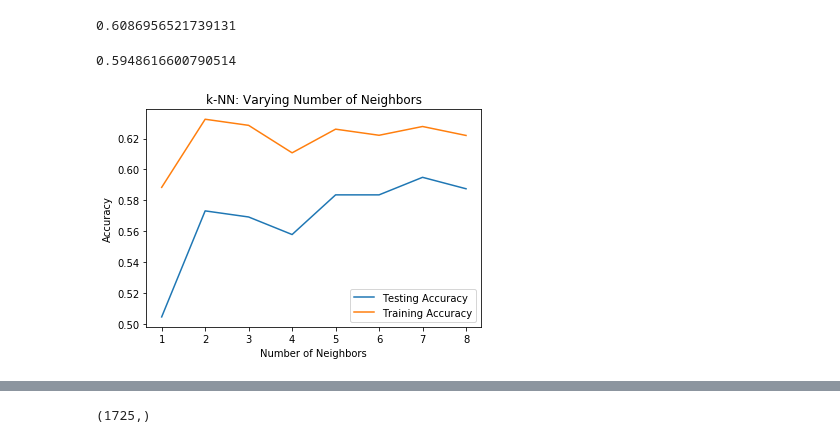
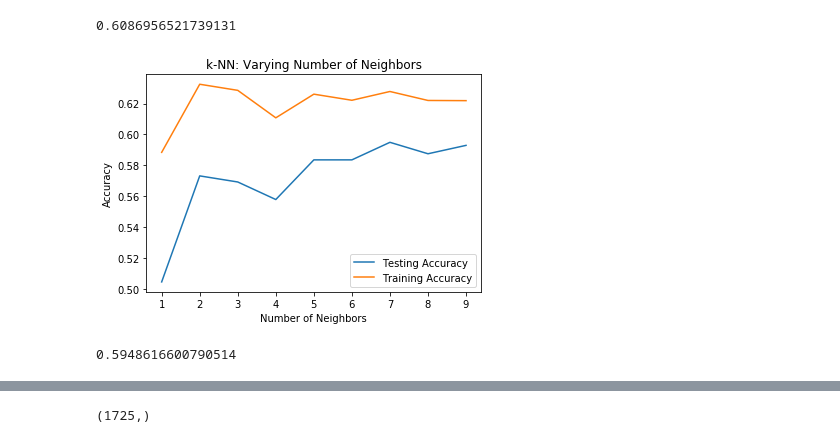
Before and after one commit to shoumikchow/Research, a Jupyter notebook: ML.ipynb, the cells around one changed output, grey strips where cells are left out. Cells and saved outputs as stored; diff of their text form; code cells hidden in the pictures.

```diff
--- a/ML.ipynb
+++ b/ML.ipynb
@@ -24,6 +26,6 @@ df.head()
 # %%
 X = df[['count', 'headline_count', 'text_count']]
-y = df['cp']
+y = df['core_periphery']
 # %%
 X_train, X_test, y_train, y_test = train_test_split(X, y, test_size = 0.2, random_state=42, stratify=y)
 # %%
@@ -85,3 +72,3 @@ print(clf.score(X_test, y_test))
 # %%
-df[df['cp']>4] = 5
+df[df['core_periphery']>4] = 5
 # %%
@@ -90,7 +77,7 @@ df['cp'].max()
 5
 # %%
 X = df[['count', 'headline_count', 'text_count']]
-y = df['cp']
+y = df['core_periphery']
 # %%
 X_train, X_test, y_train, y_test = train_test_split(X, y, test_size = 0.2, random_state=42, stratify=y)
 # %%
@@ -100,5 +87,34 @@ logreg.score(X_test, y_test)
 # %% [output]
 0.6086956521739131
+# %%
+neighbors = np.arange(1, 10)
+train_accuracy = np.empty(len(neighbors))
+test_accuracy = np.empty(len(neighbors))
+
+
+for i, k in enumerate(neighbors):
+    # Setup a k-NN Classifier with k neighbors: knn
+    knn = KNeighborsClassifier(n_neighbors=k)
+
+    # Fit the classifier to the training data
+    knn.fit(X_train, y_train)
+
+    #Compute accuracy on the training set
+    train_accuracy[i] = knn.score(X_train, y_train)
+
+    #Compute accuracy on the testing set
+    test_accuracy[i] = knn.score(X_test, y_test)
+
+
+plt.title('k-NN: Varying Number of Neighbors')
+plt.plot(neighbors, test_accuracy, label = 'Testing Accuracy')
+plt.plot(neighbors, train_accuracy, label = 'Training Accuracy')
+plt.legend()
+plt.xlabel('Number of Neighbors')
+plt.ylabel('Accuracy')
+plt.show()
+# %% [output]
+[figure, added]
 # %%
 knn = KNeighborsClassifier(n_neighbors=7)
 knn.fit(X_train, y_train)
@@ -125,12 +124,2 @@ for i, k in enumerate(neighbors):
-# %%
-plt.title('k-NN: Varying Number of Neighbors')
-plt.plot(neighbors, test_accuracy, label = 'Testing Accuracy')
-plt.plot(neighbors, train_accuracy, label = 'Training Accuracy')
-plt.legend()
-plt.xlabel('Number of Neighbors')
-plt.ylabel('Accuracy')
-plt.show()
-# %% [output]
-[figure, removed]
 # %%
 clf.fit(X_train, y_train)
```
Also changed, not shown: parts of 69 cells of this notebook.
